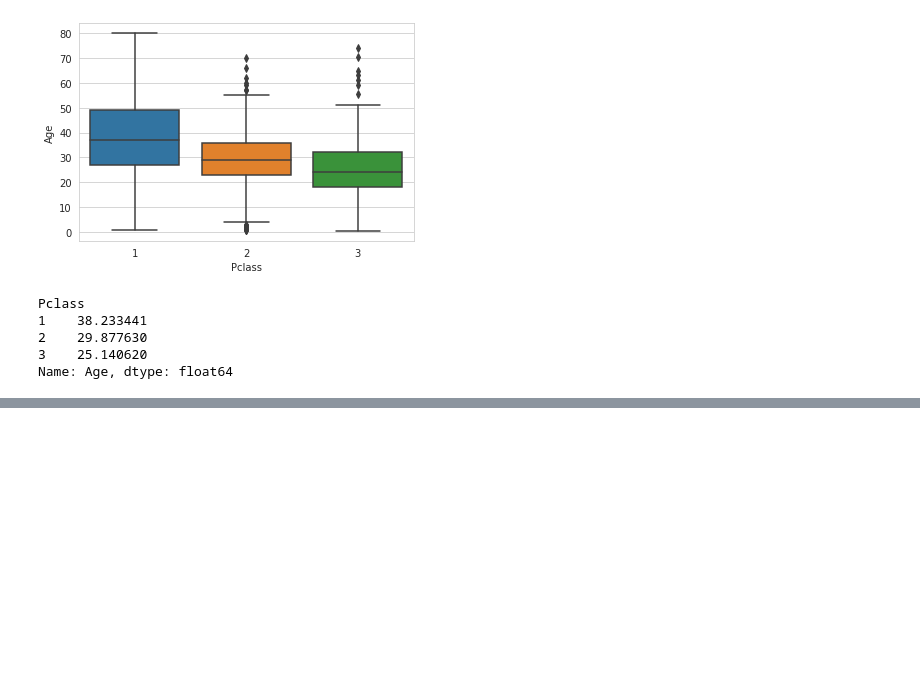
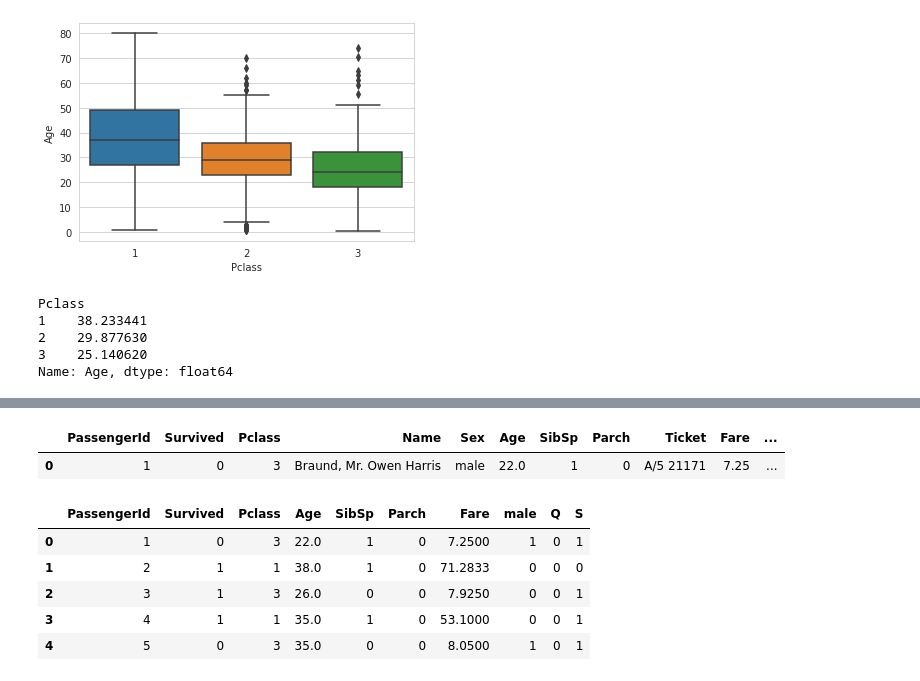
Before and after one commit to abdullahridwan/Machine-Learning_and_DL, a Jupyter notebook: Titanic.ipynb, the cells around one changed output, grey strips where cells are left out. Saved outputs shown, nothing was run; the diff lists cells and outputs as text; code cells hidden in the pictures; blank space fills up the shorter version.

```diff
--- a/Titanic.ipynb
+++ b/Titanic.ipynb
@@ -143,0 +182,6 @@ SyntaxError: ignored
+# %%
+sex = pd.get_dummies(df['Sex'], drop_first=True)
+# %%
+embark = pd.get_dummies(df['Embarked'], drop_first=True)
+#dropping only one coloumn is sufficieng. bc you cant predict C now
+embark.head()
@@ -143,0 +195,19 @@ SyntaxError: ignored
+# %%
+train = pd.concat([df,sex,embark], axis=1)
+# %%
+train.head(1)
+# %% [output]
+|  | PassengerId | Survived | Pclass | Name | Sex | Age | SibSp | Parch | Ticket | Fare | ... |
+| 0 | 1 | 0 | 3 | Braund, Mr. Owen Harris | male | 22.0 | 1 | 0 | A/5 21171 | 7.25 | ... |
+# %%
+#Drop Ticket, Name, Sex, Embarked
+train.drop(['Sex', 'Embarked', 'Name', 'Ticket'], axis = 1, inplace=True)
+# %%
+train.head()
+# %% [output]
+|  | PassengerId | Survived | Pclass | Age | SibSp | Parch | Fare | male | Q | S |
+| 0 | 1 | 0 | 3 | 22.0 | 1 | 0 | 7.2500 | 1 | 0 | 1 |
+| 1 | 2 | 1 | 1 | 38.0 | 1 | 0 | 71.2833 | 0 | 0 | 0 |
+| 2 | 3 | 1 | 3 | 26.0 | 0 | 0 | 7.9250 | 0 | 0 | 1 |
+| 3 | 4 | 1 | 1 | 35.0 | 1 | 0 | 53.1000 | 0 | 0 | 1 |
+| 4 | 5 | 0 | 3 | 35.0 | 0 | 0 | 8.0500 | 1 | 0 | 1 |
```
Also changed, not shown: parts of 35 cells of this notebook.
